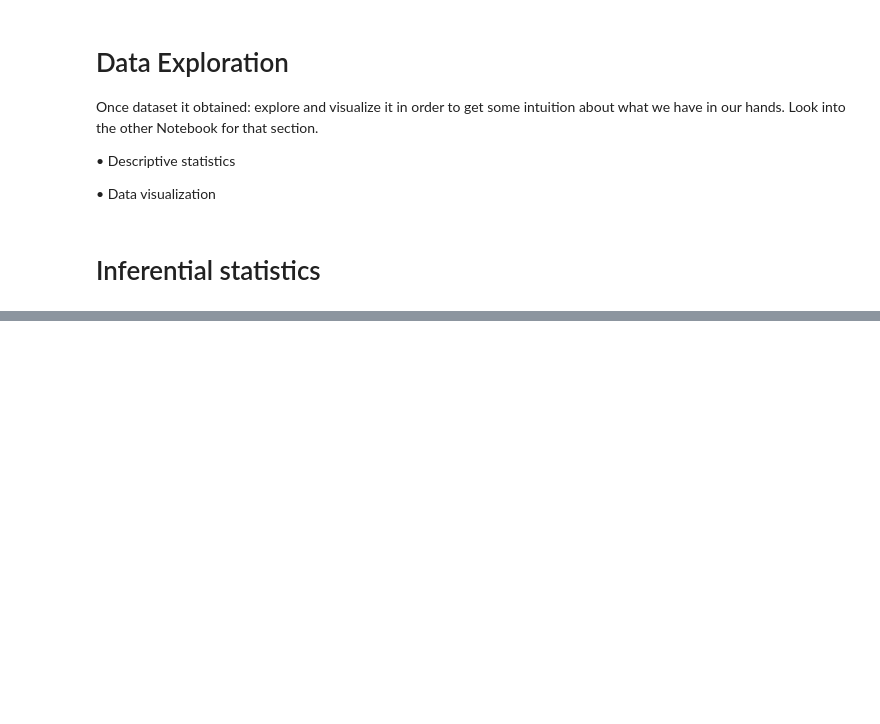
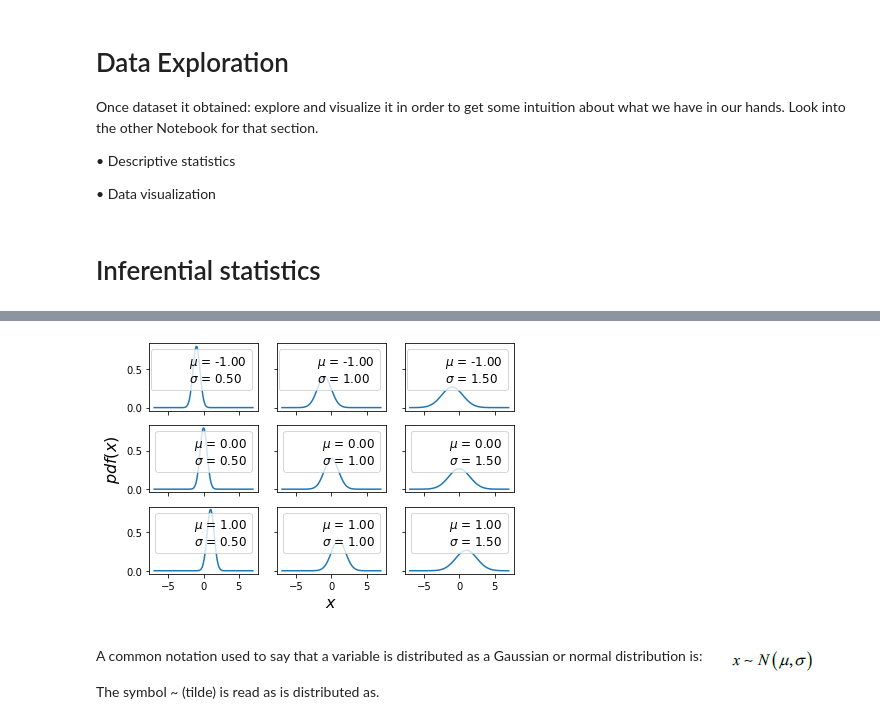
Before and after one commit to hjeffreywang/Bayesian_analysis_workflow, a Jupyter notebook: A Bayesian Inference Primer.ipynb, the cells around one changed output, grey strips where cells are left out. Drawn from its saved outputs; the diff is of its cells as text; code cells hidden in the pictures; blank space fills up the shorter version.

```diff
--- a/A Bayesian Inference Primer.ipynb
+++ b/A Bayesian Inference Primer.ipynb
@@ -45,0 +95,28 @@ criteria, including our data and our expertise on the subject we are studying. *
+# %%
+import matplotlib.pyplot as plt
+import numpy as np
+from scipy import stats
+import seaborn as sns
+mu_params = [-1, 0, 1]
+sd_params = [0.5, 1, 1.5]
+x = np.linspace(-7, 7, 100)
+f, ax = plt.subplots(len(mu_params), len(sd_params), sharex=True,sharey=True)
+for i in range(3):
+    for j in range(3):
+        mu = mu_params[i]
+        sd = sd_params[j]
+        y = stats.norm(mu, sd).pdf(x)
+        ax[i,j].plot(x, y)
+        ax[i,j].plot(0, 0,
+        label="$\\mu$ = {:3.2f}\n$\\sigma$ = {:3.2f}".format
+        (mu, sd), alpha=0)
+        ax[i,j].legend(fontsize=12)
+ax[2,1].set_xlabel('$x$', fontsize=16)
+ax[1,0].set_ylabel('$pdf(x)$', fontsize=16)
+plt.tight_layout()
+# %% [output]
+[figure, added]
+# %% [markdown]
+A common notation used to say that a variable is distributed as a Gaussian or normal distribution is:
+![image.png](attachment:image.png)
+The symbol ~ (tilde) is read as is distributed as.
```
Also changed, not shown: parts of 14 cells of this notebook.
